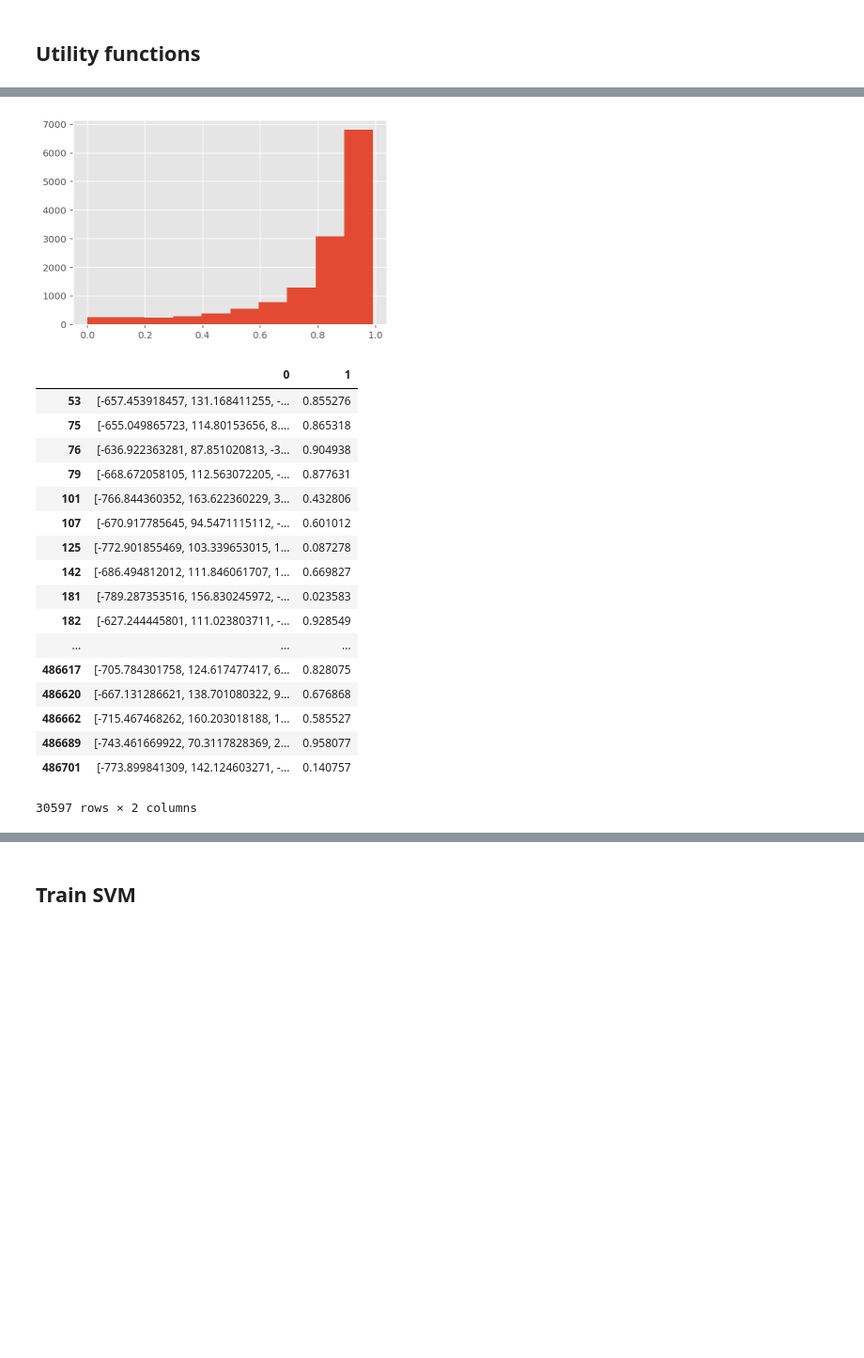
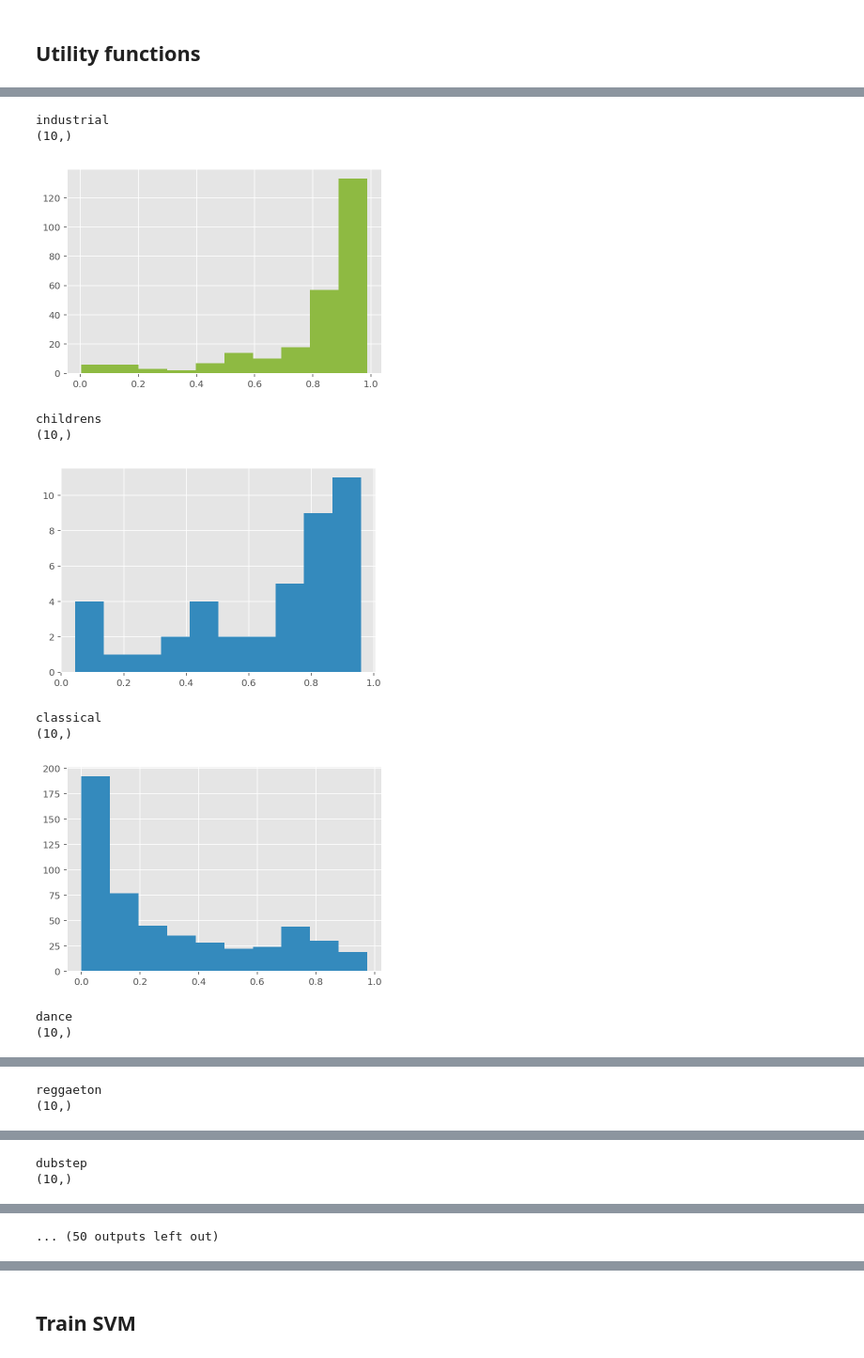
Before and after one commit to RyuuTDF/AcousticBrainz, a Jupyter notebook: SVM.ipynb, the cells around one changed output, grey strips where cells are left out. Shown: that part at 94% size. Saved outputs shown, nothing was run; the diff lists cells and outputs as text; code cells hidden in the pictures; blank space fills up the shorter version.

Commit message:
similarity & dissimilarity average loudness

```diff
--- a/SVM.ipynb
+++ b/SVM.ipynb
@@ -106,6 +106,8 @@ plt.show()
 # %% [markdown]
 ## Utility functions
 # %%
+import types
+
 def loadFeatures(recordingmbid):
     feature_file_path = '{basepath}acousticbrainz-mediaeval-train/{id_prefix}/{id}.json'.format(
         basepath = settings['path'], id_prefix=recordingmbid[0:2], id = recordingmbid);
@@ -124,7 +126,7 @@ def getOnlyUsedFeatures(recordingmbid):
     all_features = loadFeatures(recordingmbid)
 
     used_features = [
-        'lowlevel.mfcc.mean',
+        #'lowlevel.mfcc.mean',
         'lowlevel.average_loudness']
         #'lowlevel.spectral_energy.mean']
 
@@ -136,8 +138,8 @@ def getOnlyUsedFeatures(recordingmbid):
         for k in feature_name.split('.'):
             reduced_features = reduced_features[k]
 
-        reduced_features = [reduced_features]
-        result_features.extend(reduced_features)
+        #reduced_features = [reduced_features]
+        result_features.append(reduced_features)
 
     return pd.Series(result_features)
 
@@ -157,28 +159,29 @@ print training_data.head()
-# %%
-groundtruth_rock = groundtruth[groundtruth['genre1'] == "rock/pop"]
-training_data_rock = groundtruth_rock['recordingmbid'].apply(getOnlyUsedFeatures)
-plt.hist(training_data_rock)
-plt.show()
-# %% [output]
-[figure, removed]
-# %%
-training_data[0:-2]
-# %% [output]
-|  | 0 | 1 |
-| 53 | [-657.453918457, 131.168411255, -... | 0.855276 |
-| 75 | [-655.049865723, 114.80153656, 8.... | 0.865318 |
-| 76 | [-636.922363281, 87.851020813, -3... | 0.904938 |
-| 79 | [-668.672058105, 112.563072205, -... | 0.877631 |
-| 101 | [-766.844360352, 163.622360229, 3... | 0.432806 |
-| 107 | [-670.917785645, 94.5471115112, -... | 0.601012 |
-| 125 | [-772.901855469, 103.339653015, 1... | 0.087278 |
-| 142 | [-686.494812012, 111.846061707, 1... | 0.669827 |
-| 181 | [-789.287353516, 156.830245972, -... | 0.023583 |
-| 182 | [-627.244445801, 111.023803711, -... | 0.928549 |
-| ... | ... | ... |
-| 486617 | [-705.784301758, 124.617477417, 6... | 0.828075 |
-| 486620 | [-667.131286621, 138.701080322, 9... | 0.676868 |
-| 486662 | [-715.467468262, 160.203018188, 1... | 0.585527 |
-| 486689 | [-743.461669922, 70.3117828369, 2... | 0.958077 |
-| 486701 | [-773.899841309, 142.124603271, -... | 0.140757 |
-30597 rows × 2 columns
+# %%
+myset = set(groundtruth['genre1'])
+# %%
+import numpy as np
+hist_loudness = np.arange(10)
+j=0
+
+for i in myset:
+    groundtruth_genre = groundtruth[groundtruth['genre1'] == i]
+    training_data_genre = groundtruth_genre['recordingmbid'].apply(getOnlyUsedFeatures)
+    print i
+    plt.hist(training_data_genre)
+    loud = plt.hist(training_data_genre)
+    print np.shape(loud[0])
+    hist_loudness = np.vstack((hist_loudness, loud[0]))
+    j = j+1
+    plt.show()
+# %% [output]
+industrial
+(10,)
+[figure, added]
+childrens
+(10,)
+[figure, added]
+classical
+(10,)
+[figure, added]
+dance
+(10,)
@@ -184,0 +189,2 @@ training_data[0:-2]
+reggaeton
+(10,)
@@ -184,0 +192,2 @@ training_data[0:-2]
+dubstep
+(10,)
@@ -184,0 +195 @@ training_data[0:-2]
+... (50 outputs left out)
```
Also changed, not shown: parts of 24 cells of this notebook.
